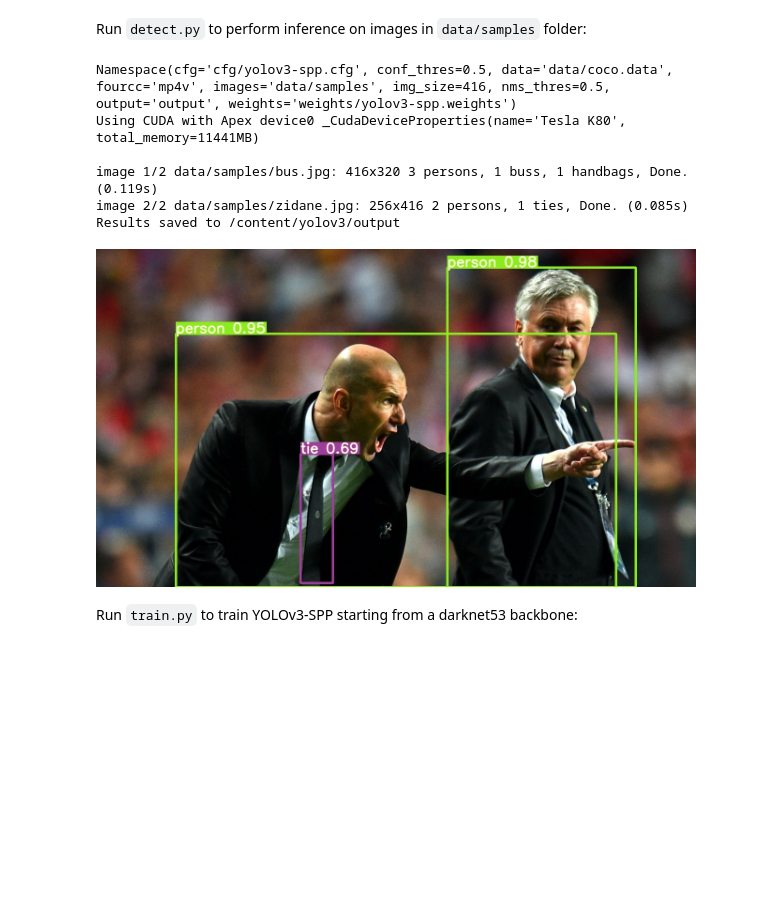
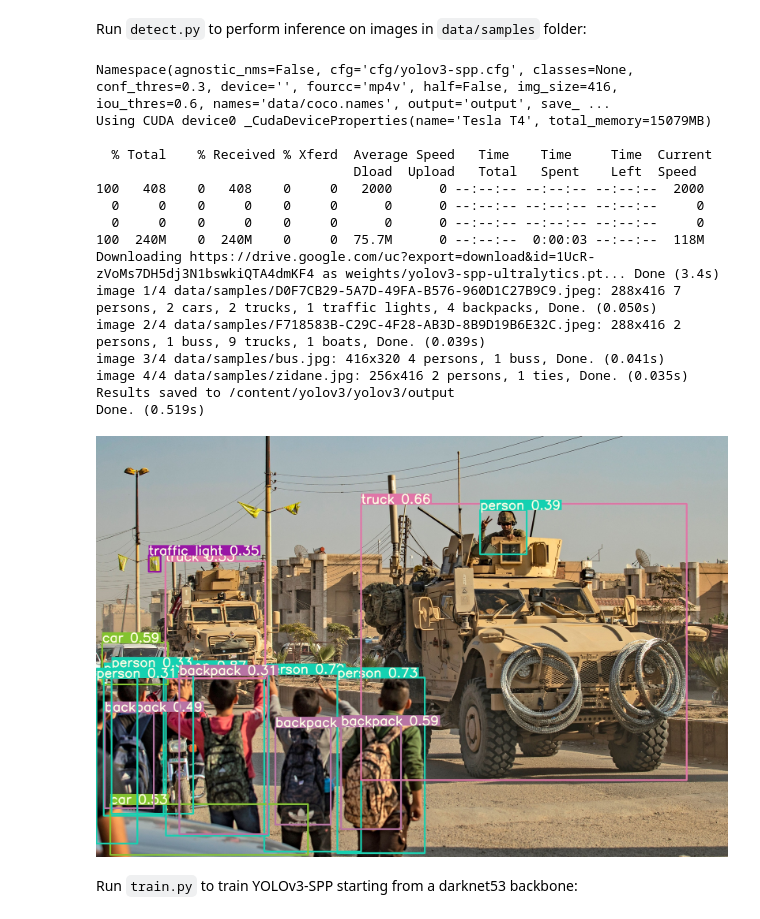
Before and after one commit to johndejohn/yolov3, a Jupyter notebook: Copy_of_ultralytics_YOLOv3.ipynb, the cells around one changed output. Cells and saved outputs as stored; diff of their text form; code cells hidden in the pictures; blank space fills up the shorter version.

```diff
--- a/Copy_of_ultralytics_YOLOv3.ipynb
+++ b/Copy_of_ultralytics_YOLOv3.ipynb
@@ -37,15 +34,25 @@ Resolving deltas: 100% (3254/3254), done.
 Run `detect.py` to perform inference on images in `data/samples` folder:
 # %%
 !python3 detect.py
-Image(filename='output/', width=600)
+Image(filename='output/D0F7CB29-5A7D-49FA-B576-960D1C27B9C9.jpeg', width=800)
 # %% [output]
-Namespace(cfg='cfg/yolov3-spp.cfg', conf_thres=0.5, data='data/coco.data', fourcc='mp4v', images='data/samples', img_size=416, nms_thres=0.5, output='output', weights='weights/yolov3-spp.weights')
-Using CUDA with Apex device0 _CudaDeviceProperties(name='Tesla K80', total_memory=11441MB)
+Namespace(agnostic_nms=False, cfg='cfg/yolov3-spp.cfg', classes=None, conf_thres=0.3, device='', fourcc='mp4v', half=False, img_size=416, iou_thres=0.6, names='data/coco.names', output='output', save_ ...
+Using CUDA device0 _CudaDeviceProperties(name='Tesla T4', total_memory=15079MB)
 
-image 1/2 data/samples/bus.jpg: 416x320 3 persons, 1 buss, 1 handbags, Done. (0.119s)
-image 2/2 data/samples/zidane.jpg: 256x416 2 persons, 1 ties, Done. (0.085s)
-Results saved to /content/yolov3/output
+  % Total    % Received % Xferd  Average Speed   Time    Time     Time  Current
+                                 Dload  Upload   Total   Spent    Left  Speed
+100   408    0   408    0     0   2000      0 --:--:-- --:--:-- --:--:--  2000
+  0     0    0     0    0     0      0      0 --:--:-- --:--:-- --:--:--     0
+  0     0    0     0    0     0      0      0 --:--:-- --:--:-- --:--:--     0
+100  240M    0  240M    0     0  75.7M      0 --:--:--  0:00:03 --:--:--  118M
+Downloading https://drive.google.com/uc?export=download&id=1UcR-zVoMs7DH5dj3N1bswkiQTA4dmKF4 as weights/yolov3-spp-ultralytics.pt... Done (3.4s)
+image 1/4 data/samples/D0F7CB29-5A7D-49FA-B576-960D1C27B9C9.jpeg: 288x416 7 persons, 2 cars, 2 trucks, 1 traffic lights, 4 backpacks, Done. (0.050s)
+image 2/4 data/samples/F718583B-C29C-4F28-AB3D-8B9D19B6E32C.jpeg: 288x416 2 persons, 1 buss, 9 trucks, 1 boats, Done. (0.039s)
+image 3/4 data/samples/bus.jpg: 416x320 4 persons, 1 buss, Done. (0.041s)
+image 4/4 data/samples/zidane.jpg: 256x416 2 persons, 1 ties, Done. (0.035s)
+Results saved to /content/yolov3/yolov3/output
+Done. (0.519s)
-[figure, old version]
+[figure, new version]
 # %% [markdown]
 Run `train.py` to train YOLOv3-SPP starting from a darknet53 backbone:
 # %%
```
Also changed, not shown: parts of 10 cells of this notebook.
